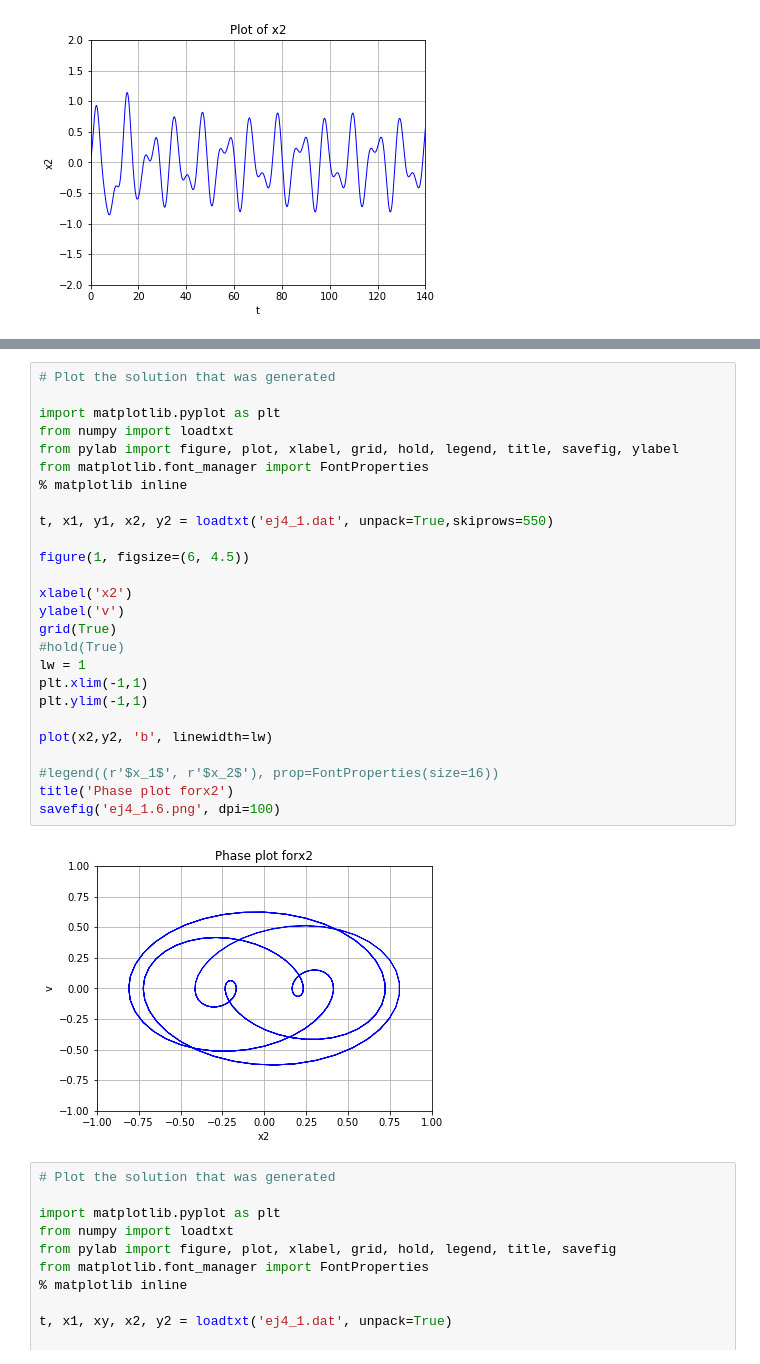
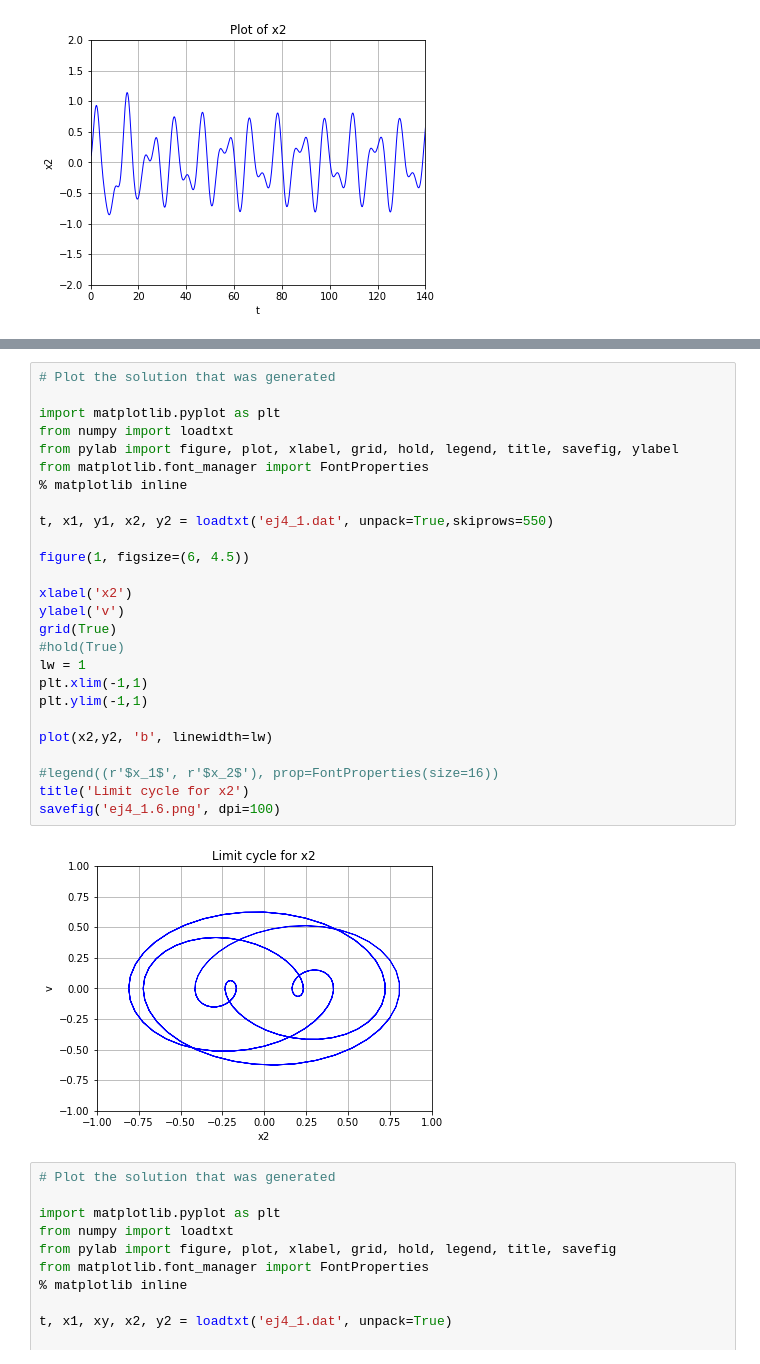
Before and after one commit to michellecontreras24/computacional1, a Jupyter notebook: Actividad7/4.1/Actividad7_4.1.ipynb, the cells around one changed output, grey strips where cells are left out. Saved outputs shown, nothing was run; the diff lists cells and outputs as text.

```diff
--- a/Actividad7/4.1/Actividad7_4.1.ipynb
+++ b/Actividad7/4.1/Actividad7_4.1.ipynb
@@ -222,31 +222,31 @@ savefig('ej4_1.5.png', dpi=100)
 # %%
 # Plot the solution that was generated
 
 import matplotlib.pyplot as plt
 from numpy import loadtxt
 from pylab import figure, plot, xlabel, grid, hold, legend, title, savefig, ylabel
 from matplotlib.font_manager import FontProperties
 % matplotlib inline
 
 t, x1, y1, x2, y2 = loadtxt('ej4_1.dat', unpack=True,skiprows=550)
 
 figure(1, figsize=(6, 4.5))
 
 xlabel('x2')
 ylabel('v')
 grid(True)
 #hold(True)
 lw = 1
 plt.xlim(-1,1)
 plt.ylim(-1,1)
 
 plot(x2,y2, 'b', linewidth=lw)
 
 #legend((r'$x_1$', r'$x_2$'), prop=FontProperties(size=16))
-title('Phase plot forx2')
+title('Limit cycle for x2')
 savefig('ej4_1.6.png', dpi=100)
 # %% [output]
-[figure, old version]
+[figure, new version]
 # %%
 # Plot the solution that was generated
 
```
Also changed, not shown: parts of 1 cell of this notebook, 9 other files.
